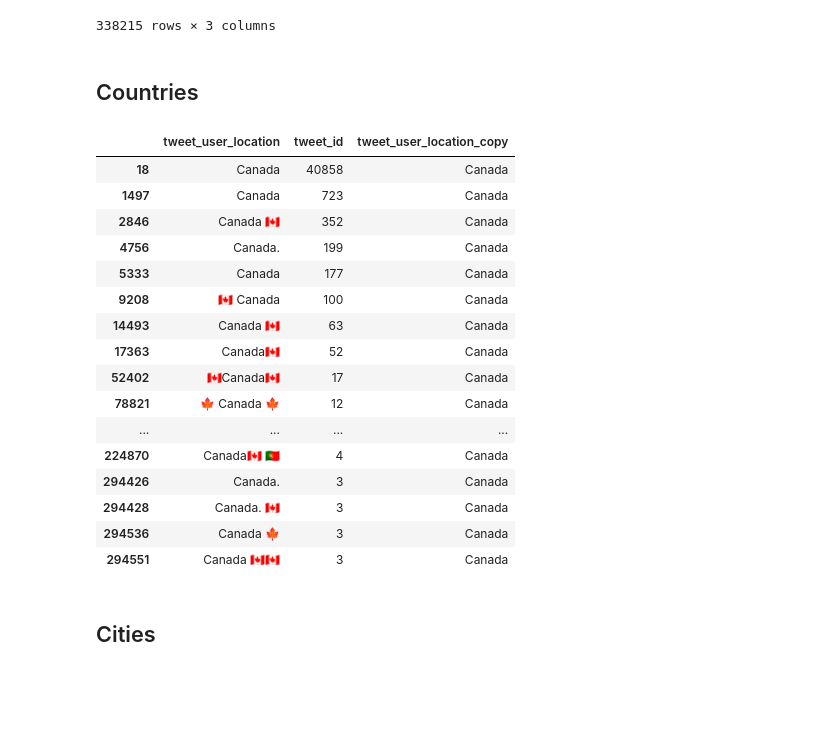
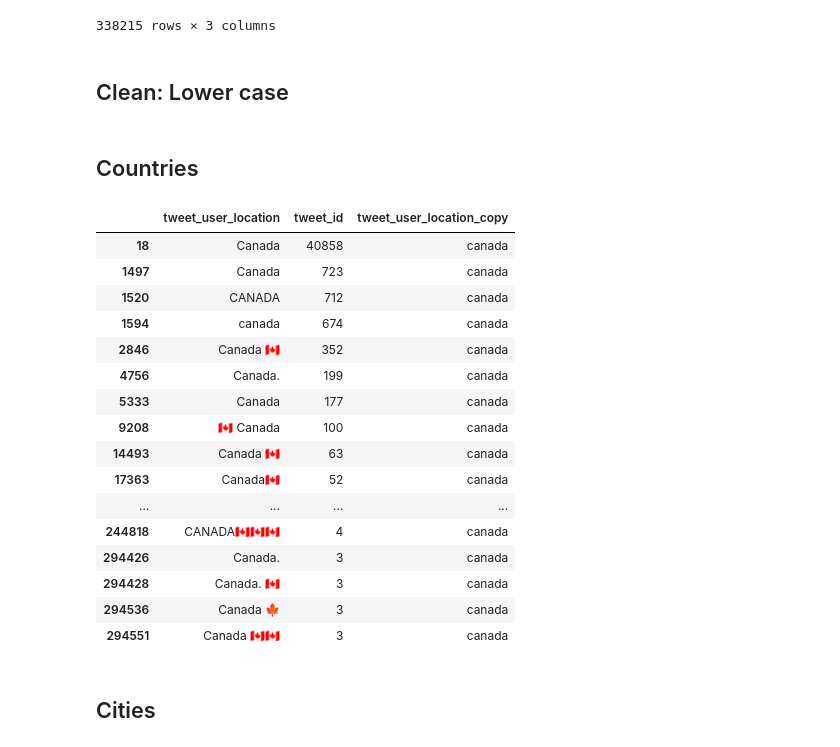
Before and after one commit to chumlab/covid19project, a Jupyter notebook: experimentation.ipynb, the cells around one changed output. Saved outputs shown, nothing was run; the diff lists cells and outputs as text; code cells hidden in the pictures; blank space fills up the shorter version.

```diff
--- a/experimentation.ipynb
+++ b/experimentation.ipynb
@@ -313,29 +328,48 @@ df
 | 338213 | Catch Me If You Can | 3 | Catch Me If You Can |
 | 338214 | On all your devices | 3 | On all your devices |
 338215 rows × 3 columns
+# %% [markdown]
+## Clean: Lower case
+# %%
+# Make everything used for comparison lowercase for simplicity
+
+# Locations
+df['tweet_user_location_copy'] = df['tweet_user_location_copy'].str.lower()
+
+# Cities
+cities_alt_df['name'] = cities_alt_df['name'].str.lower()
+cities_alt_df['asciiname'] = cities_alt_df['asciiname'].str.lower()
+cities_alt_df['altname'] = cities_alt_df['altname'].str.lower()
+
+# Admin1
+admin1_df['name'] = admin1_df['name'].str.lower()
+admin1_df['name ascii'] = admin1_df['name ascii'].str.lower()
+
+# Countries
+countries_df['Country'] = countries_df['Country'].str.lower()
 # %% [markdown]
 ## Countries
 # %%
 # Some locations are verbatim the name of a country, e.g.:
-df[df['tweet_user_location_copy'] == 'Canada']
+df[df['tweet_user_location_copy'] == 'canada']
 # %% [output]
 |  | tweet_user_location | tweet_id | tweet_user_location_copy |
-| 18 | Canada | 40858 | Canada |
-| 1497 | Canada | 723 | Canada |
-| 2846 | Canada 🇨🇦 | 352 | Canada |
-| 4756 | Canada. | 199 | Canada |
-| 5333 | Canada | 177 | Canada |
-| 9208 | 🇨🇦 Canada | 100 | Canada |
-| 14493 | Canada 🇨🇦 | 63 | Canada |
-| 17363 | Canada🇨🇦 | 52 | Canada |
-| 52402 | 🇨🇦Canada🇨🇦 | 17 | Canada |
-| 78821 | 🍁 Canada 🍁 | 12 | Canada |
+| 18 | Canada | 40858 | canada |
+| 1497 | Canada | 723 | canada |
+| 1520 | CANADA | 712 | canada |
+| 1594 | canada | 674 | canada |
+| 2846 | Canada 🇨🇦 | 352 | canada |
+| 4756 | Canada. | 199 | canada |
+| 5333 | Canada | 177 | canada |
+| 9208 | 🇨🇦 Canada | 100 | canada |
+| 14493 | Canada 🇨🇦 | 63 | canada |
+| 17363 | Canada🇨🇦 | 52 | canada |
 | ... | ... | ... | ... |
-| 224870 | Canada🇨🇦 🇵🇹 | 4 | Canada |
-| 294426 | Canada. | 3 | Canada |
-| 294428 | Canada. 🇨🇦 | 3 | Canada |
-| 294536 | Canada 🍁 | 3 | Canada |
-| 294551 | Canada 🇨🇦🇨🇦 | 3 | Canada |
+| 244818 | CANADA🇨🇦🇨🇦🇨🇦 | 4 | canada |
+| 294426 | Canada. | 3 | canada |
+| 294428 | Canada. 🇨🇦 | 3 | canada |
+| 294536 | Canada 🍁 | 3 | canada |
+| 294551 | Canada 🇨🇦🇨🇦 | 3 | canada |
 # %%
 # # df[df['tweet_user_location'].isin(simple_countries_df['Country'])]
 # # simple_countries_df = countries_df[['#ISO','Country', 'geonameid']]#.set_index('Country')
```
Also changed, not shown: parts of 13 cells of this notebook.
